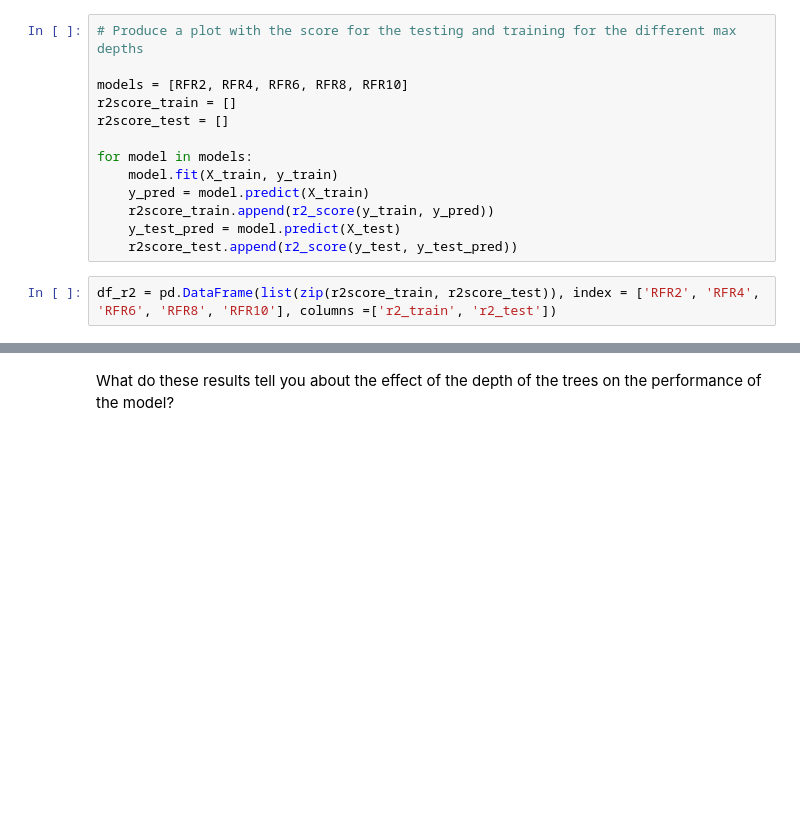
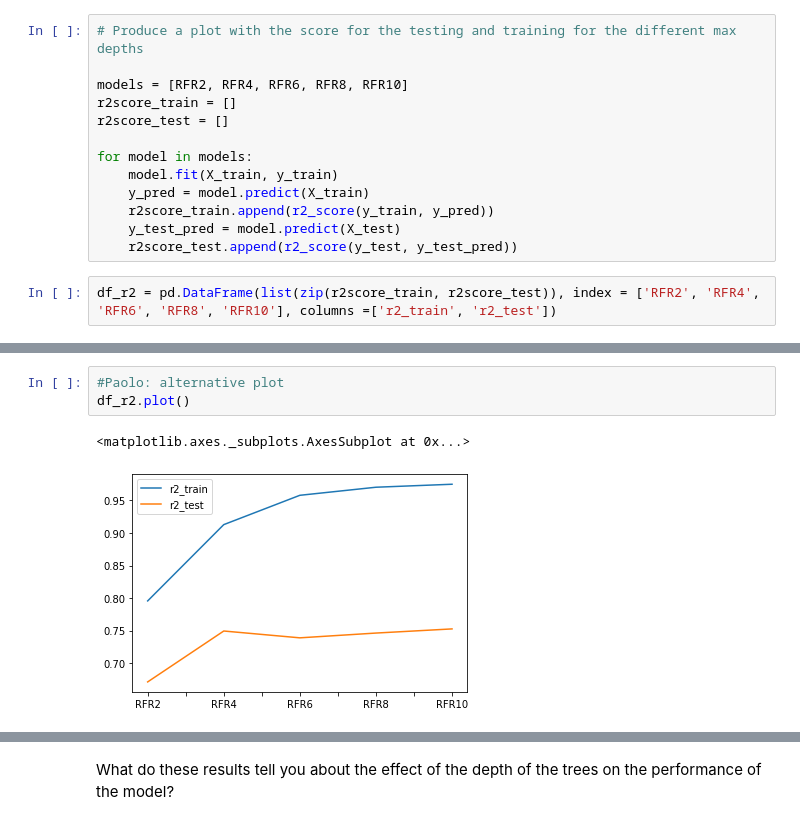
Before and after one commit to paoloironhack/dataptams2020, a Jupyter notebook: labs/module_3/Problems-in-ML/your-code/lab_boston_housing.ipynb, the cells around one changed output, grey strips where cells are left out. Cells and saved outputs as stored; diff of their text form; blank space fills up the shorter version.

Commit message:
feedback paolo problems-ML: good job-couple pf comments in notebook

```diff
--- a/labs/module_3/Problems-in-ML/your-code/lab_boston_housing.ipynb
+++ b/labs/module_3/Problems-in-ML/your-code/lab_boston_housing.ipynb
@@ -158,2 +240,8 @@ df_r2
+# %%
+#Paolo: alternative plot
+df_r2.plot()
+# %% [output]
+<matplotlib.axes._subplots.AxesSubplot at 0x...>
+[figure, added]
 # %%
 sns.lmplot('r2_train', 'r2_test', data = df_r2)
```
Also changed, not shown: parts of 17 cells of this notebook, 1 other file.
